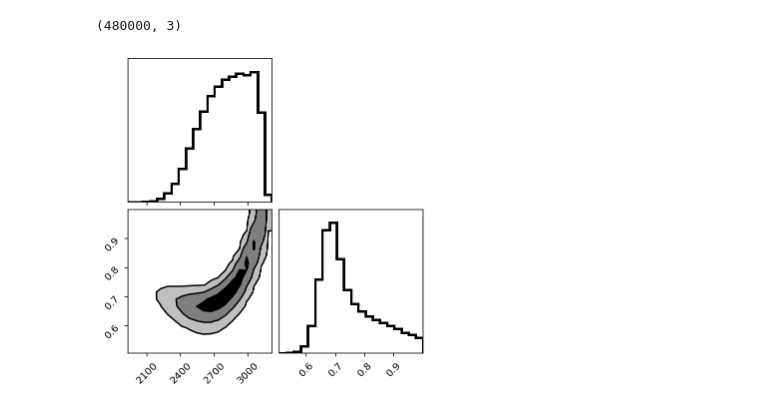
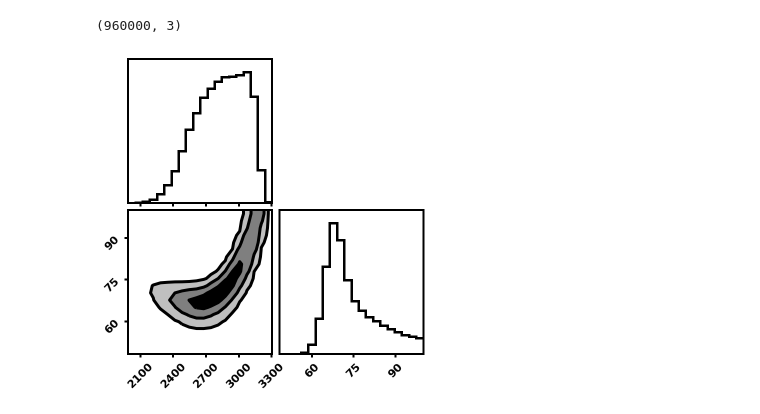
Before and after one commit to awmann/K233Spots, a Jupyter notebook: multi_contour.ipynb, the cells around one changed output. Drawn from its saved outputs; the diff is of its cells as text; code cells hidden in the pictures.

```diff
--- a/multi_contour.ipynb
+++ b/multi_contour.ipynb
@@ -9 +1,25 @@ import corner
+# %%
+%matplotlib inline
+%config InlineBackend.figure_format = 'retina' # For mac users with Retina display
+from matplotlib import pyplot as plt
+import numpy as np
+import pygtc
+import emcee
+import corner
+from emcee.autocorr import AutocorrError, integrated_time
+
+## make the plots not suck
+plt.rcParams['lines.linewidth']   =3
+plt.rcParams['axes.linewidth']    = 2
+plt.rcParams['xtick.major.width'] =2
+plt.rcParams['ytick.major.width'] =2
+plt.rcParams['ytick.labelsize'] = 11
+plt.rcParams['xtick.labelsize'] = 11
+plt.rcParams['axes.labelsize'] = 15
+plt.rcParams['legend.numpoints'] = 1
+plt.rcParams['axes.labelweight']='semibold'
+plt.rcParams['mathtext.fontset']='stix'
+plt.rcParams['font.weight'] = 'semibold'
+plt.rcParams['axes.titleweight']='semibold'
+plt.rcParams['axes.titlesize']=9
 # %%
@@ -35,22 +112,22 @@ fig = corner.corner(
 # %%
 filename = 'Transspec2.h5'
 reader = emcee.backends.HDFBackend(filename)
 burnin = 10000
-thin = 1
+thin = 2
 samples = reader.get_chain(discard=burnin, flat=True, thin=thin)
-
+samples[:,0]=100*np.array(samples[:,0])
 print(np.shape(samples))
 samples_trim2 = samples[:,0:2]
 tmp1 = np.array(samples_trim2[:,0])
 tmp2 = np.array(samples_trim2[:,1])
 samples_trim2[:,0] = np.array(tmp2)
 samples_trim2[:,1] = np.array(tmp1)
 
 fig = corner.corner(
     samples_trim2,
     fill_contours=True, plot_datapoints=False,title_kwargs={"fontsize": 11},#title_fmt='.3f',
     hist_kwargs={"linewidth": 2.5},levels=[(1-np.exp(-0.5)),(1-np.exp(-2)),(1-np.exp(-4.5))]
 );
 # %% [output]
-(480000, 3)
+(960000, 3)
-[figure, old version]
+[figure, new version]
```
Also changed, not shown: parts of 15 cells of this notebook, 7 other files.
